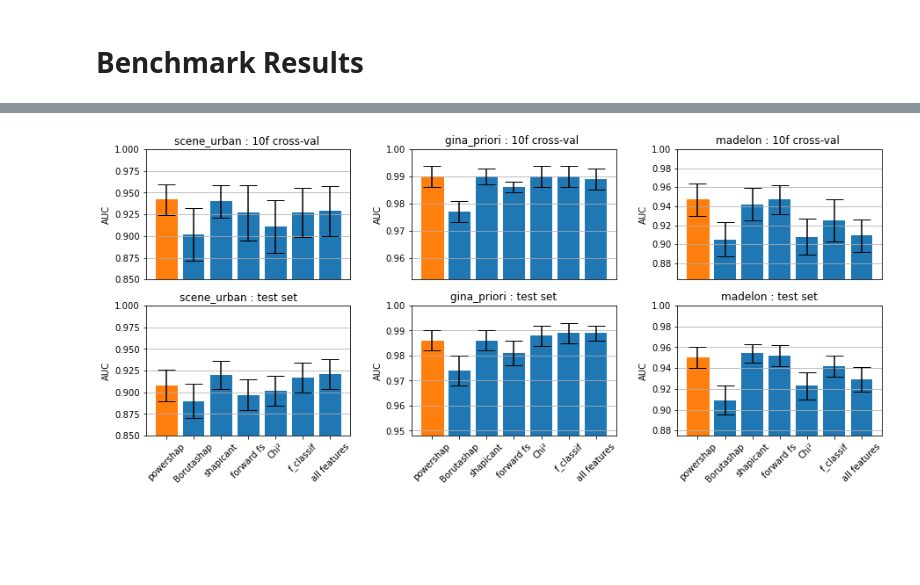
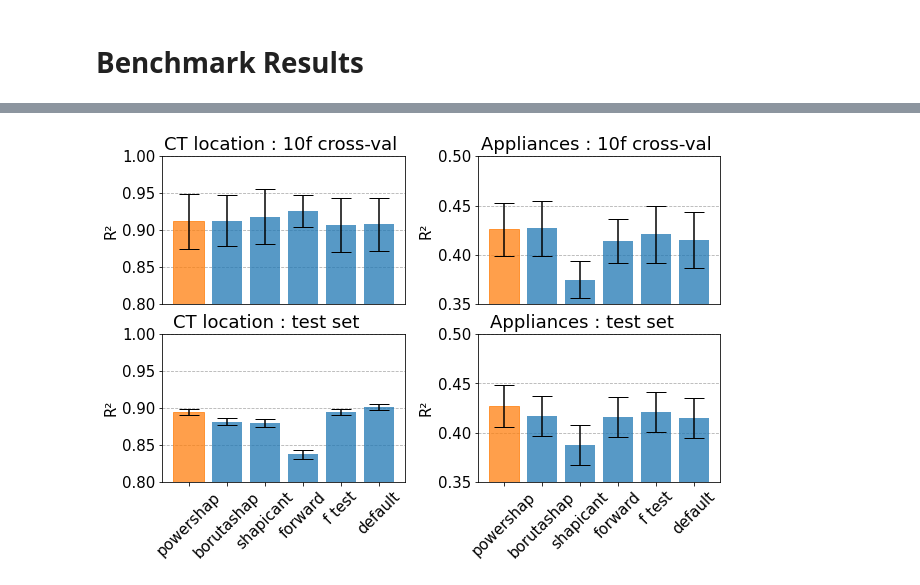
Before and after one commit to predict-idlab/powershap, a Jupyter notebook: examples/visualisation_powershap.ipynb, the cells around one changed output, grey strips where cells are left out. Cells and saved outputs as stored; diff of their text form; code cells hidden in the pictures; blank space fills up the shorter version.

```diff
--- a/examples/visualisation_powershap.ipynb
+++ b/examples/visualisation_powershap.ipynb
@@ -270,5 +301,5 @@ end_class_df
 # %%
-reggr_performances = ["appliances","ct_location"]
+reggr_performances = ["ct_location","appliances"]
 
 regr_end_df = []
 
@@ -291,11 +322,15 @@ for dataset in reggr_performances:
         regr_end_df = regr_end_df.append(df_t)
 
 regr_end_df.loc[regr_end_df["Method"].str.contains("Automatic default powershap"),"Method"]='powershap'
-regr_end_df.loc[regr_end_df["Method"].str.contains("Forward"),"Method"]='forward fs'
-regr_end_df.loc[regr_end_df["Method"].str.contains("Boruto"),"Method"]='Borutashap'
-regr_end_df.loc[regr_end_df["Method"].str.contains("All fea"),"Method"]='all features'
+regr_end_df.loc[regr_end_df["Method"].str.contains("Forward"),"Method"]='forward'
+regr_end_df.loc[regr_end_df["Method"].str.contains("Boruto"),"Method"]='borutashap'
+regr_end_df.loc[regr_end_df["Method"].str.contains("All fea"),"Method"]='default'
 regr_end_df.loc[regr_end_df["Method"].str.contains("shapic"),"Method"]='shapicant'
-regr_end_df.loc[regr_end_df["Method"].str.contains("f_regr"),"Method"]='f_regression'
+regr_end_df.loc[regr_end_df["Method"].str.contains("f_regr"),"Method"]='f test'
+
+regr_end_df.loc[regr_end_df["dataset"].str.contains("ct_location",flags=re.IGNORECASE),"dataset"]='CT location'
+regr_end_df.loc[regr_end_df["dataset"].str.contains("appliances",flags=re.IGNORECASE),"dataset"]='Appliances'
+
 regr_end_df = regr_end_df.reset_index(drop=True)
 regr_end_df
 # %% [output]
@@ -319,31 +403,42 @@ regr_end_df
 # %%
-metric = "AUC"
+metric = "R²"
 
 i = 0
-f, axs = plt.subplots(2,3,figsize=(15,6))
-for evalset in end_class_df["Eval set"].unique():
+f, axs = plt.subplots(2,2,figsize=(10,6))
+for evalset in regr_end_df["Eval set"].unique():
     j = 0
-    for dataset in end_class_df.dataset.unique():
-        current_df = end_class_df[(end_class_df.dataset==dataset)&(end_class_df["Eval set"]==evalset)]
-        barplot_object = axs[i][j].bar(current_df.Method.values,current_df[metric].values, yerr = current_df[metric+"_std"].values,capsize=10,color="#1f77b4")
+    for dataset in regr_end_df.dataset.unique():
+        current_df = regr_end_df[(regr_end_df.dataset==dataset)&(regr_end_df["Eval set"]==evalset)]
+
+        barplot_object = axs[i][j].bar(current_df.Method.values,current_df[metric].values, yerr = current_df[metric+"_std"].values,capsize=10,color="#1f77b4",alpha=0.75)
         barplot_object[0].set_color("#ff7f0e")
         axs[i][j].set_ylabel(metric)
         if i != 1:
             axs[i][j].get_xaxis().set_visible(False)#.tick_params(axis='x',labelbottom='false',which='both')
         else:
             axs[i][j].tick_params(axis='x', rotation=45)
-        axs[i][j].set_ylim([np.min(current_df[metric].values)-np.max([0.025,np.max(current_df[metric+"_std"].values)+0.02]),np.min([1.000,np.max(current_df[metric].values)+np.max(current_df[metric+"_std"].values)+0.1])])
+
+        if j == 1:
+            axs[0][j].set_ylim([0.350,0.5])
+            axs[1][j].set_ylim([0.350,0.5])
+        else:
+            axs[0][j].set_ylim([0.8,1.0])
+            axs[1][j].set_ylim([0.8,1.0])
+
         axs[i][j].set_title(dataset + " : "+evalset)
-        axs[i][j].yaxis.grid(True)
+        axs[i][j].yaxis.grid(True,linestyle='--')
+        axs[i][j].set_axisbelow(True)
+
         j = j+1
 
+    #f.show()
     i = i + 1
 
 plt.subplots_adjust(wspace=0.3, hspace=0.2)
 
-plt.savefig("results/benchmark_performance_all_methods_class.jpg", bbox_inches="tight")
-plt.savefig("results/benchmark_performance_all_methods_class.pdf", bbox_inches="tight")
-plt.savefig("results/benchmark_performance_all_methods_class.svg", bbox_inches="tight")
-plt.savefig("results/benchmark_performance_all_methods_class.png", bbox_inches="tight")
+plt.savefig("results/benchmark_performance_all_methods_regres.jpg", bbox_inches="tight")
+plt.savefig("results/benchmark_performance_all_methods_regres.pdf", bbox_inches="tight")
+plt.savefig("results/benchmark_performance_all_methods_regres.svg", bbox_inches="tight")
+plt.savefig("results/benchmark_performance_all_methods_regres.png", bbox_inches="tight")
 # %% [output]
-[figure, old version]
+[figure, new version]
```
Also changed, not shown: parts of 7 cells of this notebook, 4 other files.
